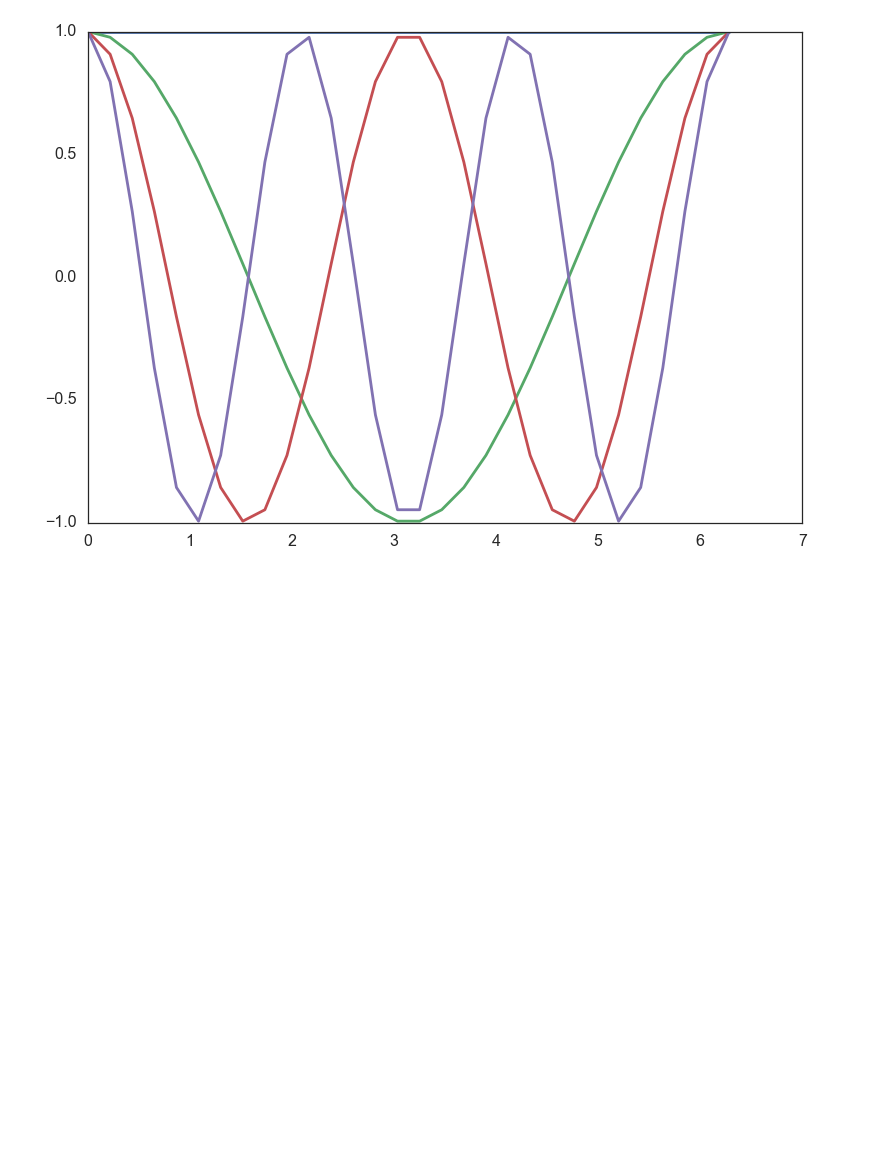
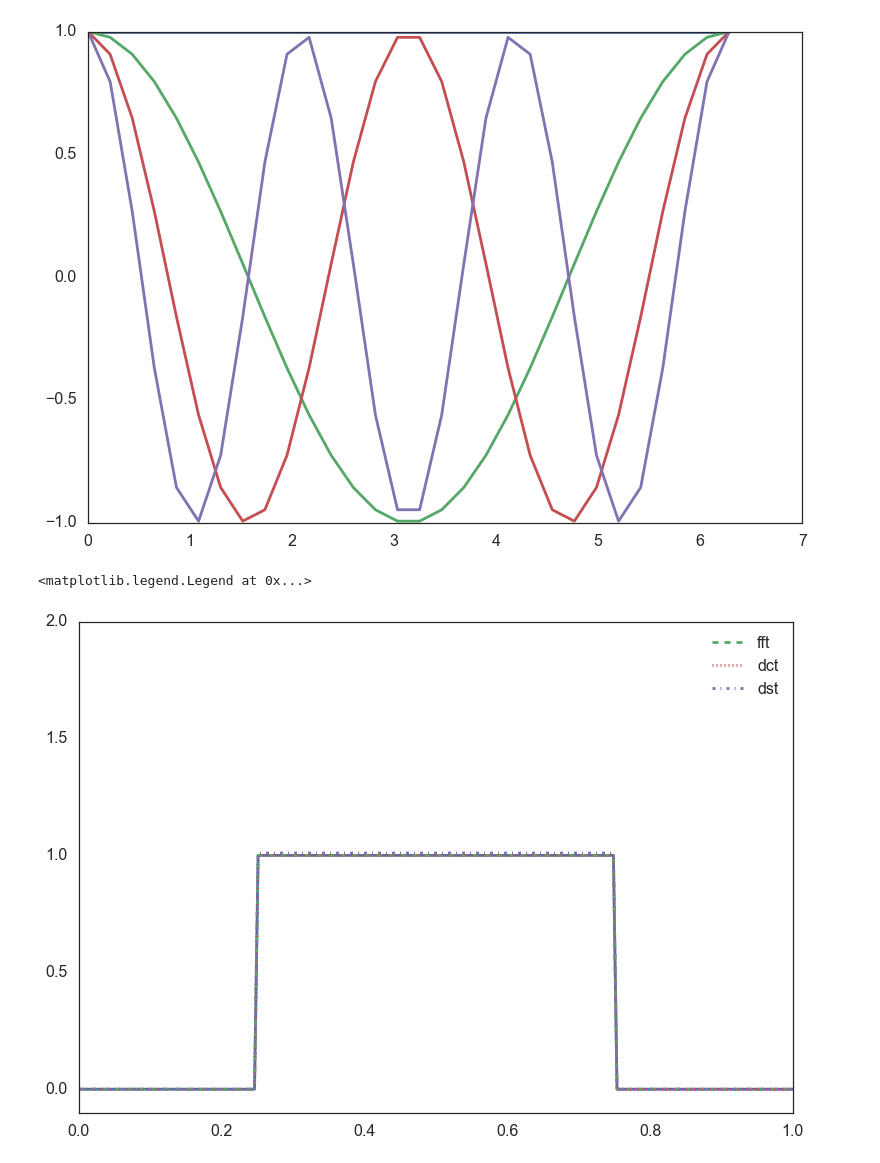
Before and after one commit to jensv/relative_canonical_helicity, a Jupyter notebook: basis_functions_fourier_series.ipynb, the cells around one changed output. Saved outputs shown, nothing was run; the diff lists cells and outputs as text; code cells hidden in the pictures; blank space fills up the shorter version.

```diff
--- a/basis_functions_fourier_series.ipynb
+++ b/basis_functions_fourier_series.ipynb
@@ -104,3 +104,24 @@ plt.plot(x, fft_3)
 # %% [output]
 [<matplotlib.lines.Line2D at 0x...>]
 [figure]
+# %%
+t = np.linspace(0, 1, 200)
+square = np.zeros(200)
+square[50:150] = 1
+# %%
+square_ifft = fft.ifft(fft.fft(square))
+square_idct = fft.dct(fft.dct(square, type=1), type=1)
+square_idct = square_idct * (0.5/(200.-1.))
+
+square_idst = fft.dst(fft.dst(square, type=1), type=1)
+square_idst = square_idst * (0.5/(200.-1.))
+# %%
+plt.plot(t, square)
+plt.plot(t, np.abs(square_ifft), ls='--', label='fft')
+plt.plot(t, np.abs(square_idct), ls=':', label='dct')
+plt.plot(t, np.abs(square_idst), ls='-.', label='dst')
+plt.ylim(-0.1, 2)
+plt.legend()
+# %% [output]
+<matplotlib.legend.Legend at 0x...>
+[figure, added]
```
Also changed, not shown: parts of 6 cells of this notebook.
